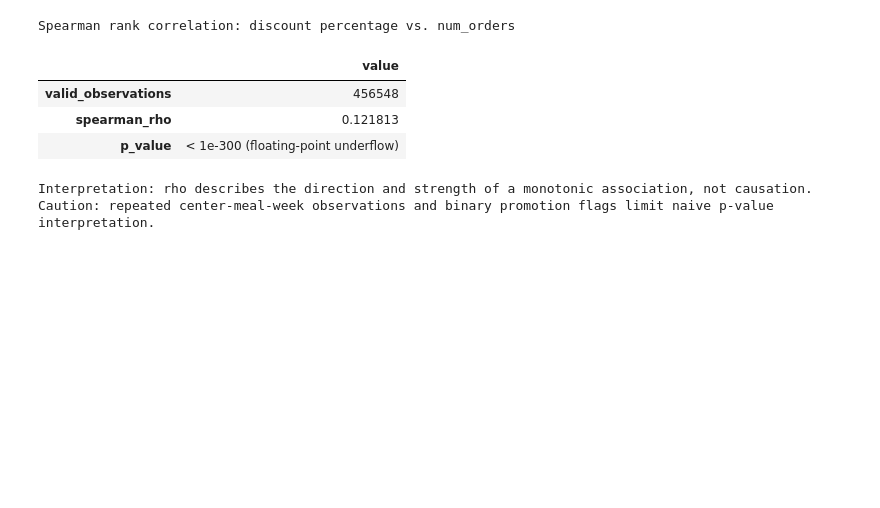
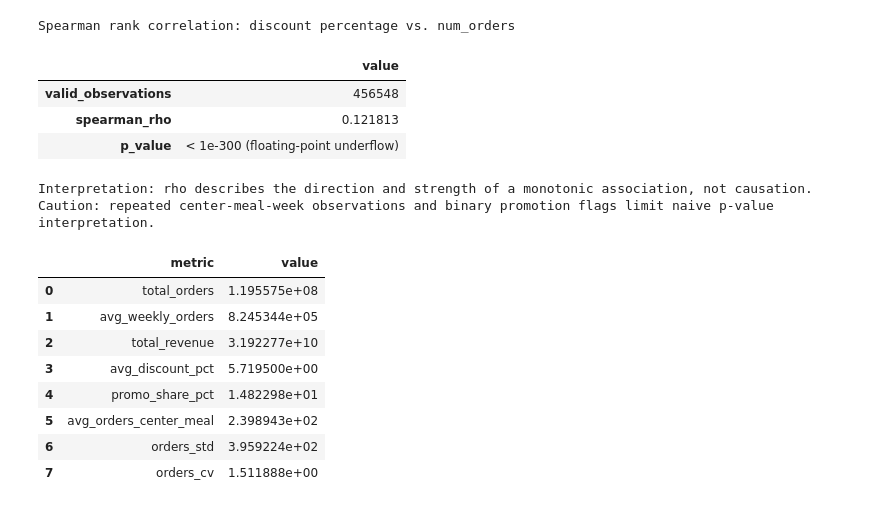
Before and after one commit to Jenan-Emad/food-demand-analysis, a Jupyter notebook: notebooks/analysis.ipynb, the cells around one changed output. Saved outputs shown, nothing was run; the diff lists cells and outputs as text; code cells hidden in the pictures; blank space fills up the shorter version.

```diff
--- a/notebooks/analysis.ipynb
+++ b/notebooks/analysis.ipynb
@@ -682,3 +569,62 @@ Spearman rank correlation: discount percentage vs. num_orders
 | p_value | < 1e-300 (floating-point underflow) |
 Interpretation: rho describes the direction and strength of a monotonic association, not causation.
 Caution: repeated center-meal-week observations and binary promotion flags limit naive p-value interpretation.
+# %%
+# Indicators from the image
+# 1) total orders and average weekly orders
+tot_orders = df["num_orders"].sum()
+avg_weekly_orders = df.groupby("week")["num_orders"].sum().mean()
+
+# 2) revenue = checkout_price * num_orders
+df["revenue"] = df["checkout_price"] * df["num_orders"]
+total_revenue = df["revenue"].sum()
+
+# 3) average discount % = (base_price - checkout_price) / base_price
+df["discount_pct"] = ((df["base_price"] - df["checkout_price"]) / df["base_price"]) * 100
+avg_discount_pct = df["discount_pct"].mean()
+
+# 4) percentage of rows with promotion (email OR homepage)
+df["promo_flag"] = df[["emailer_for_promotion", "homepage_featured"]].max(axis=1)
+promo_share_pct = df["promo_flag"].mean() * 100
+
+# 5) average demand per center/meal
+avg_orders_center_meal = df.groupby(["center_id", "meal_id"])["num_orders"].mean().mean()
+
+# 6) variability / spread of orders
+orders_std = df["num_orders"].std(ddof=0)
+orders_cv = orders_std / df["num_orders"].mean()
+
+indicators = pd.DataFrame({
+    "metric": [
+        "total_orders",
+        "avg_weekly_orders",
+        "total_revenue",
+        "avg_discount_pct",
+        "promo_share_pct",
+        "avg_orders_center_meal",
+        "orders_std",
+        "orders_cv"
+    ],
+    "value": [
+        tot_orders,
+        avg_weekly_orders,
+        total_revenue,
+        avg_discount_pct,
+        promo_share_pct,
+        avg_orders_center_meal,
+        orders_std,
+        orders_cv
+    ]
+})
+
+display(indicators)
+# %% [output]
+|  | metric | value |
+| 0 | total_orders | 1.195575e+08 |
+| 1 | avg_weekly_orders | 8.245344e+05 |
+| 2 | total_revenue | 3.192277e+10 |
+| 3 | avg_discount_pct | 5.719500e+00 |
+| 4 | promo_share_pct | 1.482298e+01 |
+| 5 | avg_orders_center_meal | 2.398943e+02 |
+| 6 | orders_std | 3.959224e+02 |
+| 7 | orders_cv | 1.511888e+00 |
```
Also changed, not shown: parts of 2 cells of this notebook, 9 other files.
